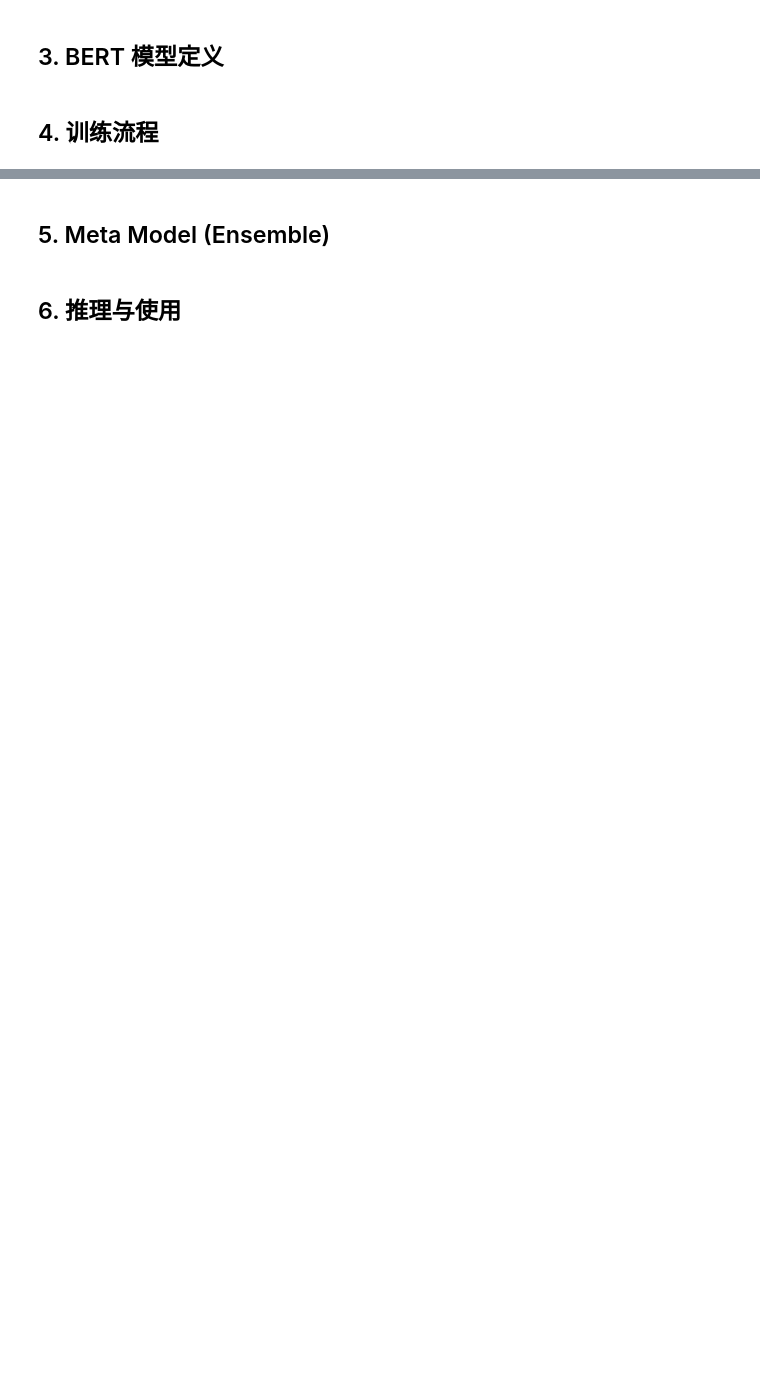
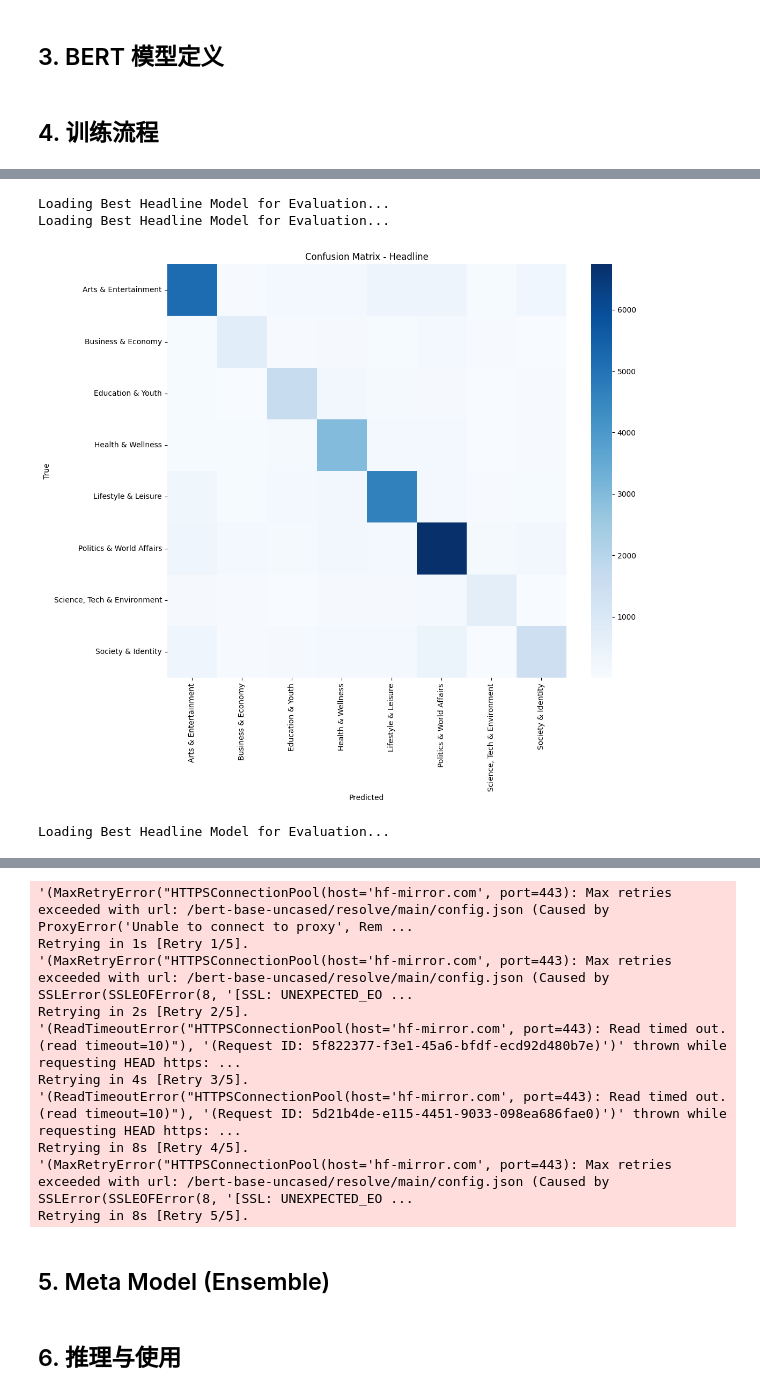
Before and after one commit to e2333-hsjdjh/News_category, a Jupyter notebook: train_model/NewsClassifier_BERT.ipynb, the cells around one changed output, grey strips where cells are left out. Cells and saved outputs as stored; diff of their text form; code cells hidden in the pictures; blank space fills up the shorter version.

```diff
--- a/train_model/NewsClassifier_BERT.ipynb
+++ b/train_model/NewsClassifier_BERT.ipynb
@@ -305,0 +377,67 @@ plot_training_history(history_d, title="BERT Description Model")
+# %%
+# --- 混淆矩阵可视化 (Confusion Matrix) ---
+import seaborn as sns
+from sklearn.metrics import confusion_matrix
+
+def plot_confusion_matrix(model, data_loader, device, label2id, title="Confusion Matrix"):
+    model.eval()
+    predictions = []
+    true_labels = []
+
+    with torch.no_grad():
+        for d in data_loader:
+            input_ids = d["input_ids"].to(device)
+            attention_mask = d["attention_mask"].to(device)
+            targets = d["labels"].to(device)
+
+            outputs = model(
+                input_ids=input_ids,
+                attention_mask=attention_mask
+            )
+            _, preds = torch.max(outputs, dim=1)
+
+            predictions.extend(preds.cpu().tolist())
+            true_labels.extend(targets.cpu().tolist())
+
+    cm = confusion_matrix(true_labels, predictions)
+    class_names = [k for k, v in sorted(label2id.items(), key=lambda item: item[1])]
+
+    plt.figure(figsize=(12, 10))
+    sns.heatmap(cm, annot=False, fmt='d', cmap='Blues', xticklabels=class_names, yticklabels=class_names)
+    plt.xlabel('Predicted')
+    plt.ylabel('True')
+    plt.title(title)
+    plt.xticks(rotation=90)
+    plt.show()
+
+    print(classification_report(true_labels, predictions, target_names=class_names))
+
+# 加载最佳模型并绘制混淆矩阵
+# 1. Headline Model
+print("Loading Best Headline Model for Evaluation...")
+checkpoint_h = torch.load("../Results/bert/best_bert_headline.pt", map_location=device)
+model_h = BertNewsClassifier(len(checkpoint_h['label2id'])).to(device)
+model_h.load_state_dict(checkpoint_h['model_state_dict'])
+
+# 需要重新准备验证集 DataLoader (因为之前的 loader 可能已经被销毁或需要重置)
+tokenizer = BertTokenizer.from_pretrained('bert-base-uncased')
+_, val_ds, _, _, _ = prepare_bert_data(records, "headline", tokenizer)
+val_loader_h = DataLoader(val_ds, batch_size=16)
+
+plot_confusion_matrix(model_h, val_loader_h, device, checkpoint_h['label2id'], title="Confusion Matrix - Headline")
+
+# 2. Description Model
+print("Loading Best Description Model for Evaluation...")
+checkpoint_d = torch.load("../Results/bert/best_bert_description.pt", map_location=device)
+model_d = BertNewsClassifier(len(checkpoint_d['label2id'])).to(device)
+model_d.load_state_dict(checkpoint_d['model_state_dict'])
+
+_, val_ds_d, _, _, _ = prepare_bert_data(records, "short_description", tokenizer)
+val_loader_d = DataLoader(val_ds_d, batch_size=16)
+
+plot_confusion_matrix(model_d, val_loader_d, device, checkpoint_d['label2id'], title="Confusion Matrix - Description")
+# %% [output]
+Loading Best Headline Model for Evaluation...
+Loading Best Headline Model for Evaluation...
+[figure, added]
+Loading Best Headline Model for Evaluation...
@@ -306,3 +479,13 @@ plot_training_history(history_d, title="BERT Description Model")
+'(MaxRetryError("HTTPSConnectionPool(host='hf-mirror.com', port=443): Max retries exceeded with url: /bert-base-uncased/resolve/main/config.json (Caused by ProxyError('Unable to connect to proxy', Rem ...
+Retrying in 1s [Retry 1/5].
+'(MaxRetryError("HTTPSConnectionPool(host='hf-mirror.com', port=443): Max retries exceeded with url: /bert-base-uncased/resolve/main/config.json (Caused by SSLError(SSLEOFError(8, '[SSL: UNEXPECTED_EO ...
+Retrying in 2s [Retry 2/5].
+'(ReadTimeoutError("HTTPSConnectionPool(host='hf-mirror.com', port=443): Read timed out. (read timeout=10)"), '(Request ID: 5f822377-f3e1-45a6-bfdf-ecd92d480b7e)')' thrown while requesting HEAD https: ...
+Retrying in 4s [Retry 3/5].
+'(ReadTimeoutError("HTTPSConnectionPool(host='hf-mirror.com', port=443): Read timed out. (read timeout=10)"), '(Request ID: 5d21b4de-e115-4451-9033-098ea686fae0)')' thrown while requesting HEAD https: ...
+Retrying in 8s [Retry 4/5].
+'(MaxRetryError("HTTPSConnectionPool(host='hf-mirror.com', port=443): Max retries exceeded with url: /bert-base-uncased/resolve/main/config.json (Caused by SSLError(SSLEOFError(8, '[SSL: UNEXPECTED_EO ...
+Retrying in 8s [Retry 5/5].
 # %% [markdown]
 ## 5. Meta Model (Ensemble)
 # %%
```
Also changed, not shown: parts of 6 cells of this notebook, 1 other file.
